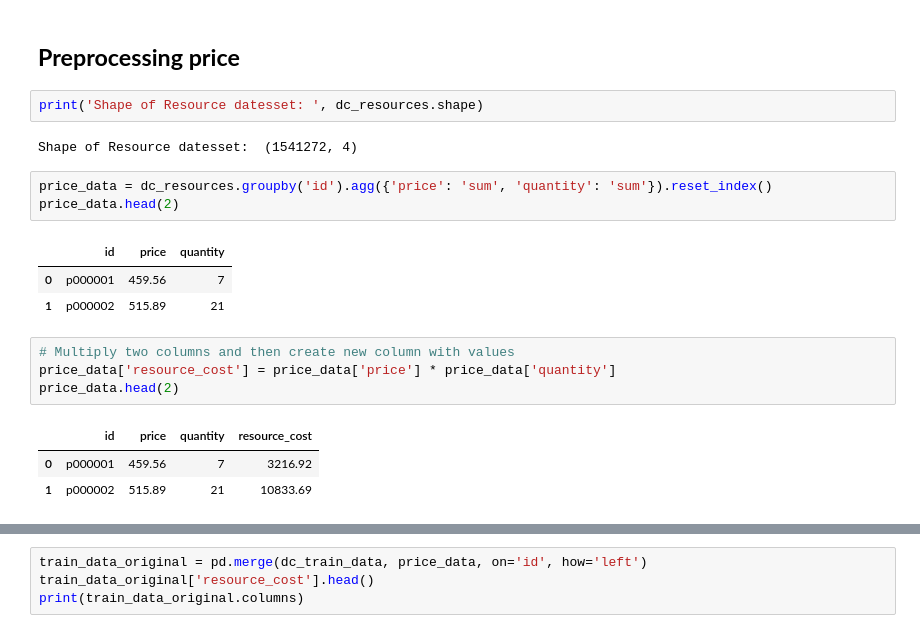
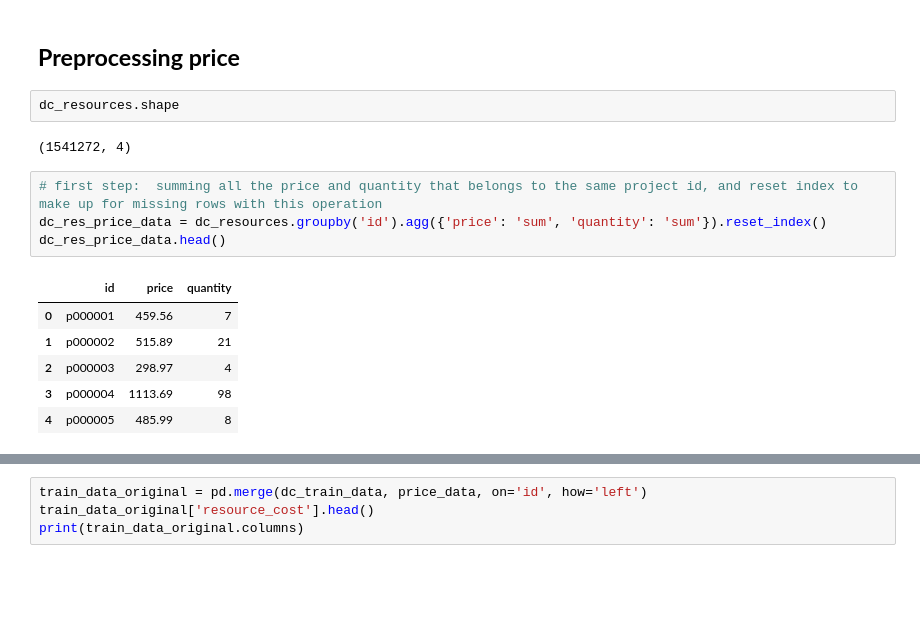
Before and after one commit to arutraj/ML_Basics, a Jupyter notebook: Rajavel_Sethupathi_DonorsChoose.ipynb, the cells around one changed output, grey strips where cells are left out. Cells and saved outputs as stored; diff of their text form; blank space fills up the shorter version.

```diff
--- a/Rajavel_Sethupathi_DonorsChoose.ipynb
+++ b/Rajavel_Sethupathi_DonorsChoose.ipynb
@@ -451,22 +451,18 @@ dc_train_data['project_essay'].head()
 Name: project_essay, dtype: object
 # %% [markdown]
 ## **Preprocessing price**
-# %%
-print('Shape of Resource datesset: ', dc_resources.shape)
-# %% [output]
-Shape of Resource datesset:  (1541272, 4)
-# %%
-price_data = dc_resources.groupby('id').agg({'price': 'sum', 'quantity': 'sum'}).reset_index()
-price_data.head(2)
-# %% [output]
-|  | id | price | quantity |
-| 0 | p000001 | 459.56 | 7 |
-| 1 | p000002 | 515.89 | 21 |
-# %%
-# Multiply two columns and then create new column with values
-price_data['resource_cost'] = price_data['price'] * price_data['quantity']
-price_data.head(2)
-# %% [output]
-|  | id | price | quantity | resource_cost |
-| 0 | p000001 | 459.56 | 7 | 3216.92 |
-| 1 | p000002 | 515.89 | 21 | 10833.69 |
+# %%
+dc_resources.shape
+# %% [output]
+(1541272, 4)
+# %%
+# first step:  summing all the price and quantity that belongs to the same project id, and reset index to make up for missing rows with this operation
+dc_res_price_data = dc_resources.groupby('id').agg({'price': 'sum', 'quantity': 'sum'}).reset_index()
+dc_res_price_data.head()
+# %% [output]
+|  | id | price | quantity |
+| 0 | p000001 | 459.56 | 7 |
+| 1 | p000002 | 515.89 | 21 |
+| 2 | p000003 | 298.97 | 4 |
+| 3 | p000004 | 1113.69 | 98 |
+| 4 | p000005 | 485.99 | 8 |
```
Also changed, not shown: parts of 2 cells of this notebook.
